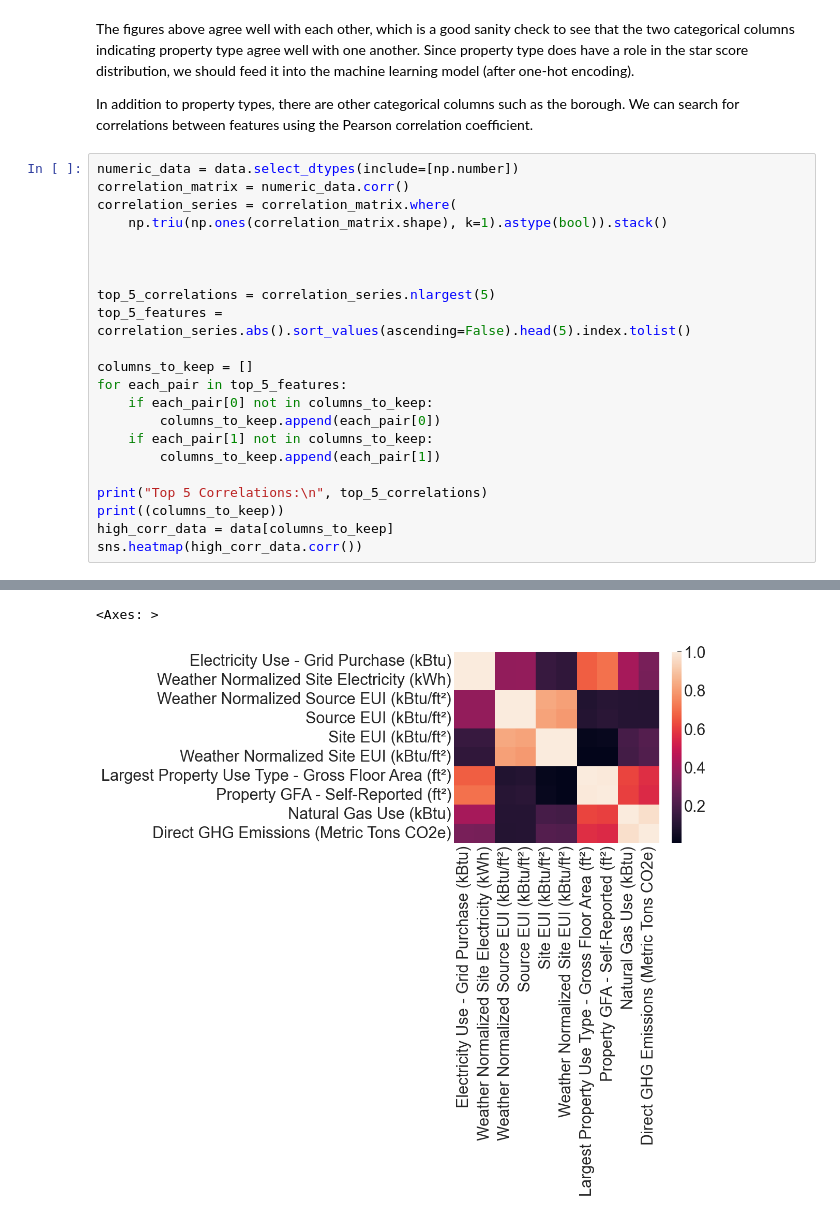
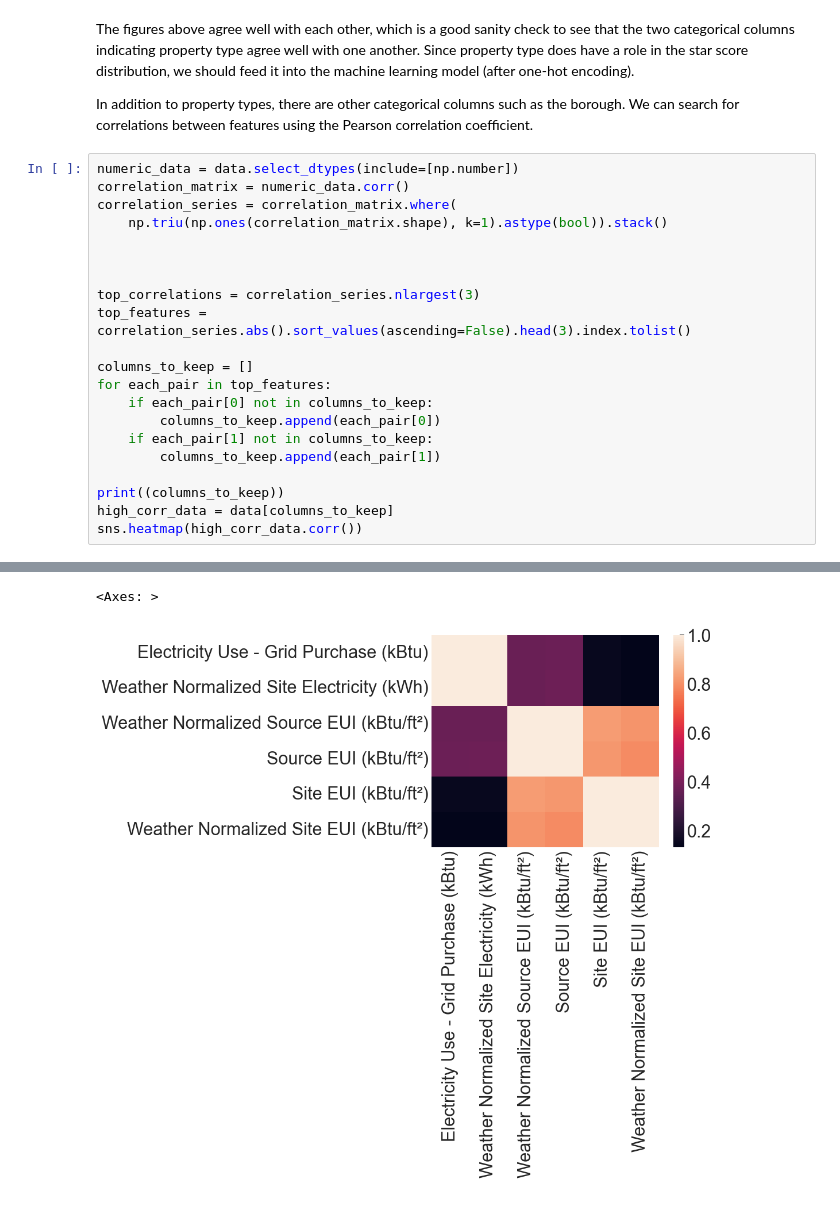
Before and after one commit to zkhechadoorian/NYC-LL84-Benchmarking, a Jupyter notebook: notebooks/0_eda.ipynb, the cells around one changed output, grey strips where cells are left out. Drawn from its saved outputs; the diff is of its cells as text.

```diff
--- a/notebooks/0_eda.ipynb
+++ b/notebooks/0_eda.ipynb
@@ -399,17 +399,16 @@ correlation_series = correlation_matrix.where(
 
 
 
-top_5_correlations = correlation_series.nlargest(5)
-top_5_features = correlation_series.abs().sort_values(ascending=False).head(5).index.tolist()
+top_correlations = correlation_series.nlargest(3)
+top_features = correlation_series.abs().sort_values(ascending=False).head(3).index.tolist()
 
 columns_to_keep = []
-for each_pair in top_5_features:
+for each_pair in top_features:
     if each_pair[0] not in columns_to_keep:
         columns_to_keep.append(each_pair[0])
     if each_pair[1] not in columns_to_keep:
         columns_to_keep.append(each_pair[1])
 
-print("Top 5 Correlations:\n", top_5_correlations)
 print((columns_to_keep))
 high_corr_data = data[columns_to_keep]
 sns.heatmap(high_corr_data.corr())
@@ -424,3 +416,3 @@ dtype: float64
 ['Electricity Use - Grid Purchase (kBtu)', 'Weather Normalized Site Electricity (kWh)', 'Weather Normalized Source EUI (kBtu/ft²)', 'Source EUI (kBtu/ft²)', 'Site EUI (kBtu/ft²)', 'Weather Normalized  ...
 <Axes: >
-[figure, old version]
+[figure, new version]
```
Also changed, not shown: parts of 2 cells of this notebook.
